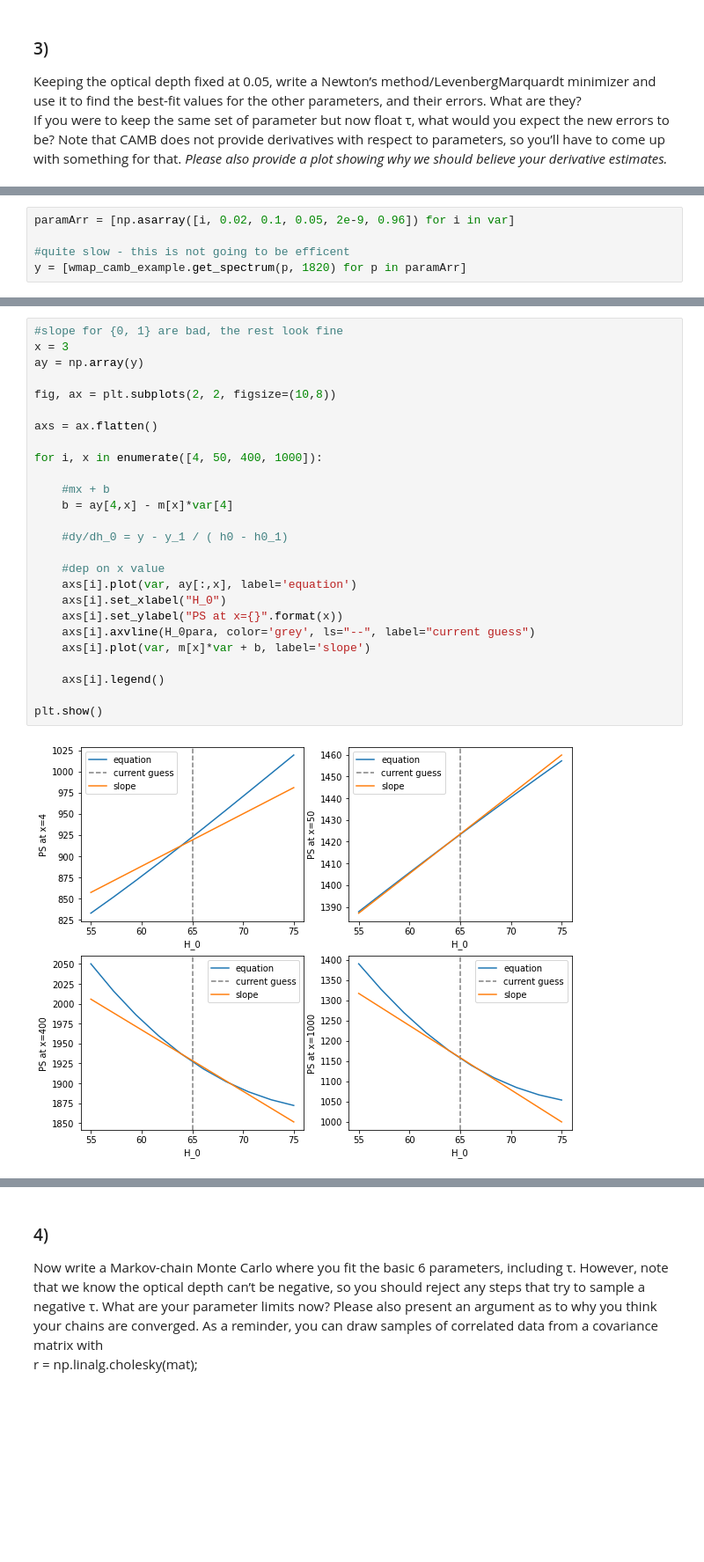
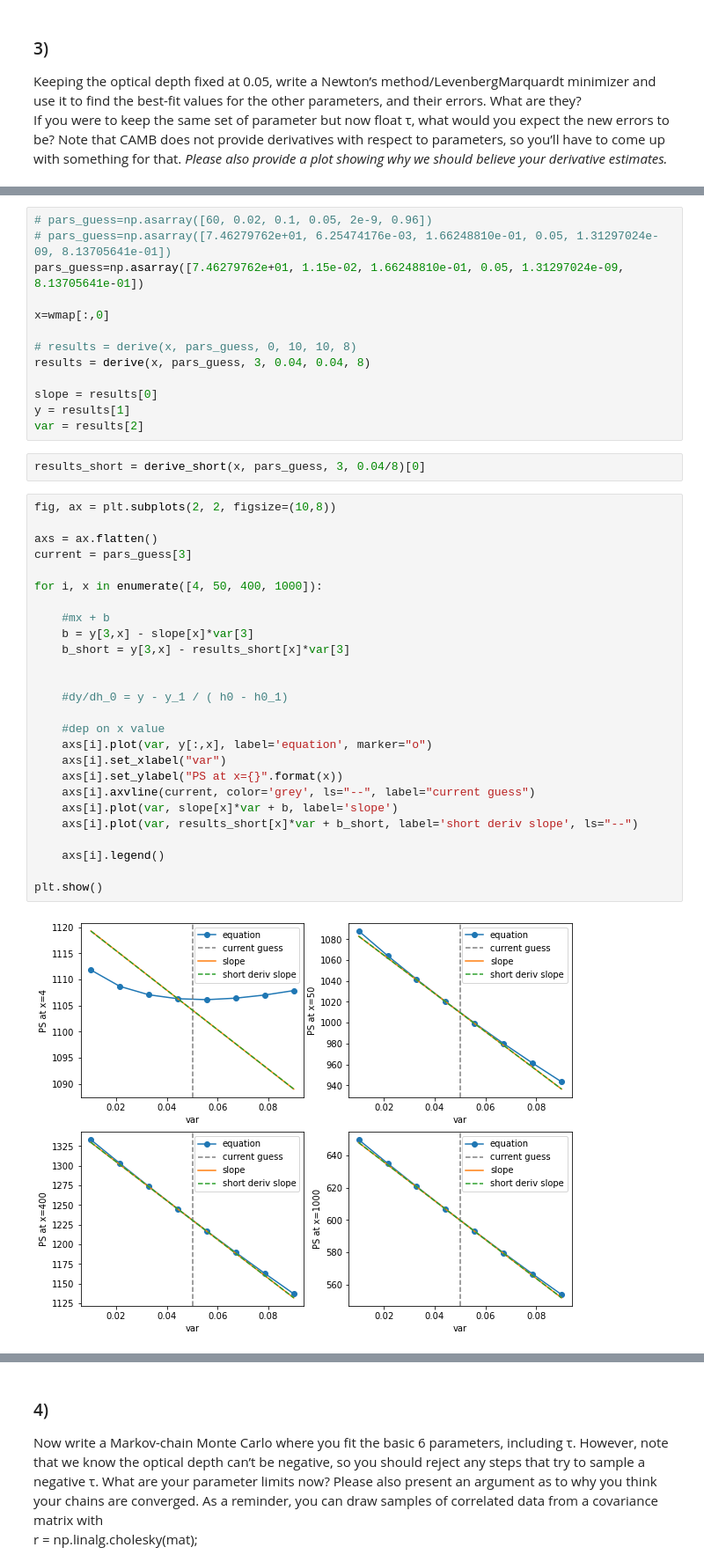
Before and after one commit to eklem1/Phys512_EK, a Jupyter notebook: PS3/TheRestOfPS3.ipynb, the cells around one changed output, grey strips where cells are left out. Shown at 88% size. Cells and saved outputs as stored; diff of their text form; blank space fills up the shorter version.

```diff
--- a/PS3/TheRestOfPS3.ipynb
+++ b/PS3/TheRestOfPS3.ipynb
@@ -76,5 +59,0 @@ print(smaller, bigger)
-# %%
-paramArr = [np.asarray([i, 0.02, 0.1, 0.05, 2e-9, 0.96]) for i in var]
-
-#quite slow - this is not going to be efficent
-y = [wmap_camb_example.get_spectrum(p, 1820) for p in paramArr]
@@ -81,28 +109,43 @@ y = [wmap_camb_example.get_spectrum(p, 1820) for p in paramArr]
+# %%
+# pars_guess=np.asarray([60, 0.02, 0.1, 0.05, 2e-9, 0.96])
+# pars_guess=np.asarray([7.46279762e+01, 6.25474176e-03, 1.66248810e-01, 0.05, 1.31297024e-09, 8.13705641e-01])
+pars_guess=np.asarray([7.46279762e+01, 1.15e-02, 1.66248810e-01, 0.05, 1.31297024e-09, 8.13705641e-01])
+
+x=wmap[:,0]
+
+# results = derive(x, pars_guess, 0, 10, 10, 8)
+results = derive(x, pars_guess, 3, 0.04, 0.04, 8)
+
+slope = results[0]
+y = results[1]
+var = results[2]
+# %%
+results_short = derive_short(x, pars_guess, 3, 0.04/8)[0]
 # %%
-#slope for {0, 1} are bad, the rest look fine
-x = 3
-ay = np.array(y)
-
 fig, ax = plt.subplots(2, 2, figsize=(10,8))
 
 axs = ax.flatten()
+current = pars_guess[3]
 
 for i, x in enumerate([4, 50, 400, 1000]):
 
     #mx + b
-    b = ay[4,x] - m[x]*var[4]
+    b = y[3,x] - slope[x]*var[3]
+    b_short = y[3,x] - results_short[x]*var[3]
+
 
     #dy/dh_0 = y - y_1 / ( h0 - h0_1)
 
     #dep on x value
-    axs[i].plot(var, ay[:,x], label='equation')
-    axs[i].set_xlabel("H_0")
+    axs[i].plot(var, y[:,x], label='equation', marker="o")
+    axs[i].set_xlabel("var")
     axs[i].set_ylabel("PS at x={}".format(x))
-    axs[i].axvline(H_0para, color='grey', ls="--", label="current guess")
-    axs[i].plot(var, m[x]*var + b, label='slope')
+    axs[i].axvline(current, color='grey', ls="--", label="current guess")
+    axs[i].plot(var, slope[x]*var + b, label='slope')
+    axs[i].plot(var, results_short[x]*var + b_short, label='short deriv slope', ls="--")
 
     axs[i].legend()
 
 plt.show()
 # %% [output]
-[figure, old version]
+[figure, new version]
```
Also changed, not shown: parts of 15 cells of this notebook, 1 other file.
